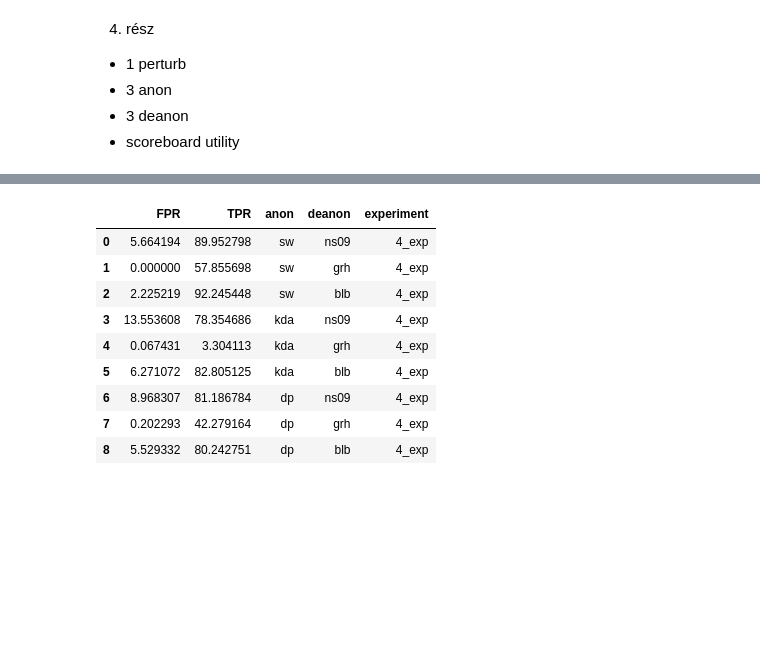
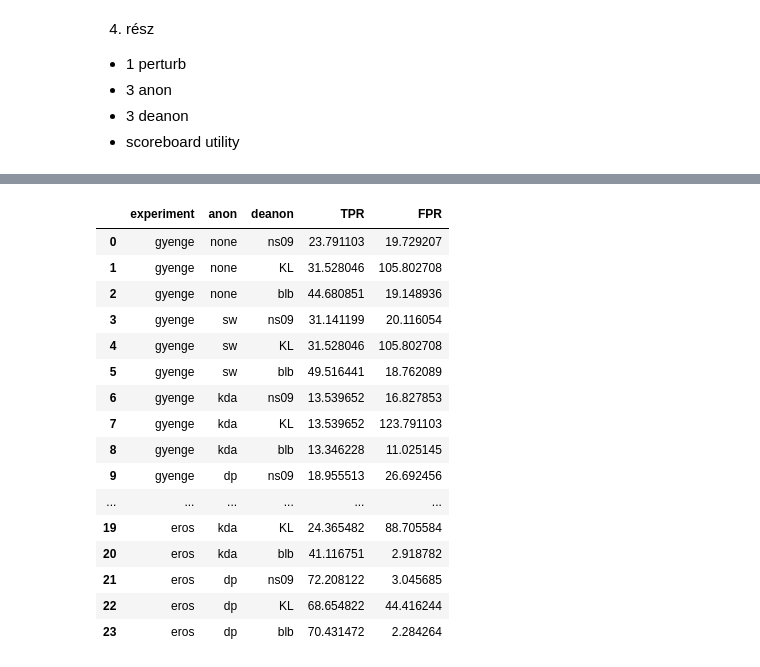
Before and after one commit to TopiCsarno/tranzakcio_anon, a Jupyter notebook: tutorial.ipynb, the cells around one changed output, grey strips where cells are left out. Drawn from its saved outputs; the diff is of its cells as text; code cells hidden in the pictures; blank space fills up the shorter version.

```diff
--- a/tutorial.ipynb
+++ b/tutorial.ipynb
@@ -132,3 +115,4 @@ Simulating: e0_v0
 # %%
-simulate(network, size, experiment, 'blb', 1, 'random.25', 50, '0.1,0.5')
+print('blb deanonimizáció futtatása')
+simulate(network, size, experiment, 'blb', 'random.25', 50, '0.1,0.5')
 # %% [output]
@@ -152,4 +120,4 @@ Simulating: e0_v0
 # %%
-# ez a grh (TODO) -> KL implement
-simulate(network, size, experiment, 'grh', 1, 'random.25', 50, 0.1)
+print('KL deanonimizáció futtatása')
+simulate(network, size, experiment, 'KL', 'random.25', 50, 100)
 # %% [output]
@@ -173,7 +125,7 @@ Simulating: e0_v0
 # %%
-# add new data
+print('pontosságok beolvasása')
 df = pd.DataFrame(columns=['experiment', 'anon', 'deanon', 'TPR', 'FPR'])
-for deanon in ['ns09', 'blb', 'grh']:
+for deanon in ['ns09', 'blb', 'KL']:
 	TPR, _, FPR, _ = read_accuracy(network, size, experiment, deanon)['avg']
 	df = df.append({'experiment':experiment, 'anon':'none', 'deanon':deanon, 'TPR':TPR, 'FPR':FPR}, ignore_index=True)
 df
@@ -291,9 +215,8 @@ fig.show()
  utility
 # %%
 # paraméterek
-experiment = '4_exp'
-network = 'wiki'
-size = 2000
+network = 'enron'
+size = 1000
 nseed = 50
 # %%
 # define parameters
@@ -304,33 +227,43 @@ params = {
     'dp': 50,
     # deanon
     'ns09': 0.01,
-    'grh': 0.1,
+    'KL': 100,
     'blb': '0.1,0.5',
     # util
     'inf': 5
 }
 
-# adott háttérismeret
-create_data(network, size, experiment, 1, 'ns09', 1, 0.5, 0.75)
+# Háttérismeret generálása
+print('Gyenge támadó feltételezve')
+create_data(network, size, "gyenge", 1, 'ns09', 0.4, 0.6)
 
-# results will be sroted in this df
-df = df_util = pd.DataFrame()
+print('Erős támadó feltételezve')
+create_data(network, size, "eros", 1, 'ns09', 0.8, 0.8)
 
-for anon in ['sw', 'kda', 'dp']:
-    # anonimize graph
-    anonimize(network, size, experiment, anon, params[anon])
+# eredmények gyűjtéséhez létrehozott táblázat
+df = df_util = pd.DataFrame(columns=['experiment', 'anon', 'deanon', 'TPR', 'FPR'])
 
-    # calculate utility loss for anonimization method
-    for util in ['inf', 'deg', 'lcc']:
-        param = params.get(util, None)
-        value = utility(network, size, experiment, util, param)
-        df_util = df_util.append({'anon':anon, 'value':value, 'util': util}, ignore_index=True)
+# Egyes kombilációk futtatása
+for experiment in ['gyenge', 'eros']:
+    print('\n'+experiment)
+    for anon in ['none', 'sw', 'kda', 'dp']:
+        print(anon)
+        # anonimize graph
+        if (anon != 'none'):
+            anonimize(network, size, experiment, anon, params[anon])
 
-    for deanon in ['ns09', 'grh', 'blb']:
-        # run deanon algos
-        simulate(network, size, experiment, deanon, 1, 'random.25', nseed, params[deanon])
-        # calculate results
-        TPR, _, FPR, _ = read_accuracy(network, size, experiment, deanon)['avg']
-        df = df.append({'experiment':experiment, 'anon':anon, 'deanon':deanon, 'TPR':TPR, 'FPR':FPR}, ignore_index=True)
+            # calculate utility loss for anonimization method
+            # for util in ['inf', 'deg', 'lcc']:
+            #     param = params.get(util, None)
+            #     value = utility(network, size, experiment, util, param)
+            #     df_util = df_util.append({'anon':anon, 'value':value, 'util': util}, ignore_index=True)
+
+        for deanon in ['ns09', 'KL', 'blb']:
+            print('\t'+deanon)
+            # run deanon algos
+            simulate(network, size, experiment, deanon, 'random.25', nseed, params[deanon])
+            # calculate results
+            TPR, _, FPR, _ = read_accuracy(network, size, experiment, deanon)['avg']
+            df = df.append({'experiment':experiment, 'anon':anon, 'deanon':deanon, 'TPR':TPR, 'FPR':FPR}, ignore_index=True)
 df
 # %% [output]
@@ -354,12 +287,19 @@ Creating test data for: wiki [4_exp]
-|  | FPR | TPR | anon | deanon | experiment |
-| 0 | 5.664194 | 89.952798 | sw | ns09 | 4_exp |
-| 1 | 0.000000 | 57.855698 | sw | grh | 4_exp |
-| 2 | 2.225219 | 92.245448 | sw | blb | 4_exp |
-| 3 | 13.553608 | 78.354686 | kda | ns09 | 4_exp |
-| 4 | 0.067431 | 3.304113 | kda | grh | 4_exp |
-| 5 | 6.271072 | 82.805125 | kda | blb | 4_exp |
-| 6 | 8.968307 | 81.186784 | dp | ns09 | 4_exp |
-| 7 | 0.202293 | 42.279164 | dp | grh | 4_exp |
-| 8 | 5.529332 | 80.242751 | dp | blb | 4_exp |
+|  | experiment | anon | deanon | TPR | FPR |
+| 0 | gyenge | none | ns09 | 23.791103 | 19.729207 |
+| 1 | gyenge | none | KL | 31.528046 | 105.802708 |
+| 2 | gyenge | none | blb | 44.680851 | 19.148936 |
+| 3 | gyenge | sw | ns09 | 31.141199 | 20.116054 |
+| 4 | gyenge | sw | KL | 31.528046 | 105.802708 |
+| 5 | gyenge | sw | blb | 49.516441 | 18.762089 |
+| 6 | gyenge | kda | ns09 | 13.539652 | 16.827853 |
+| 7 | gyenge | kda | KL | 13.539652 | 123.791103 |
+| 8 | gyenge | kda | blb | 13.346228 | 11.025145 |
+| 9 | gyenge | dp | ns09 | 18.955513 | 26.692456 |
+| ... | ... | ... | ... | ... | ... |
+| 19 | eros | kda | KL | 24.365482 | 88.705584 |
+| 20 | eros | kda | blb | 41.116751 | 2.918782 |
+| 21 | eros | dp | ns09 | 72.208122 | 3.045685 |
+| 22 | eros | dp | KL | 68.654822 | 44.416244 |
+| 23 | eros | dp | blb | 70.431472 | 2.284264 |
 # %%
 # Scoreborad
```
Also changed, not shown: parts of 21 cells of this notebook, 3 other files.
